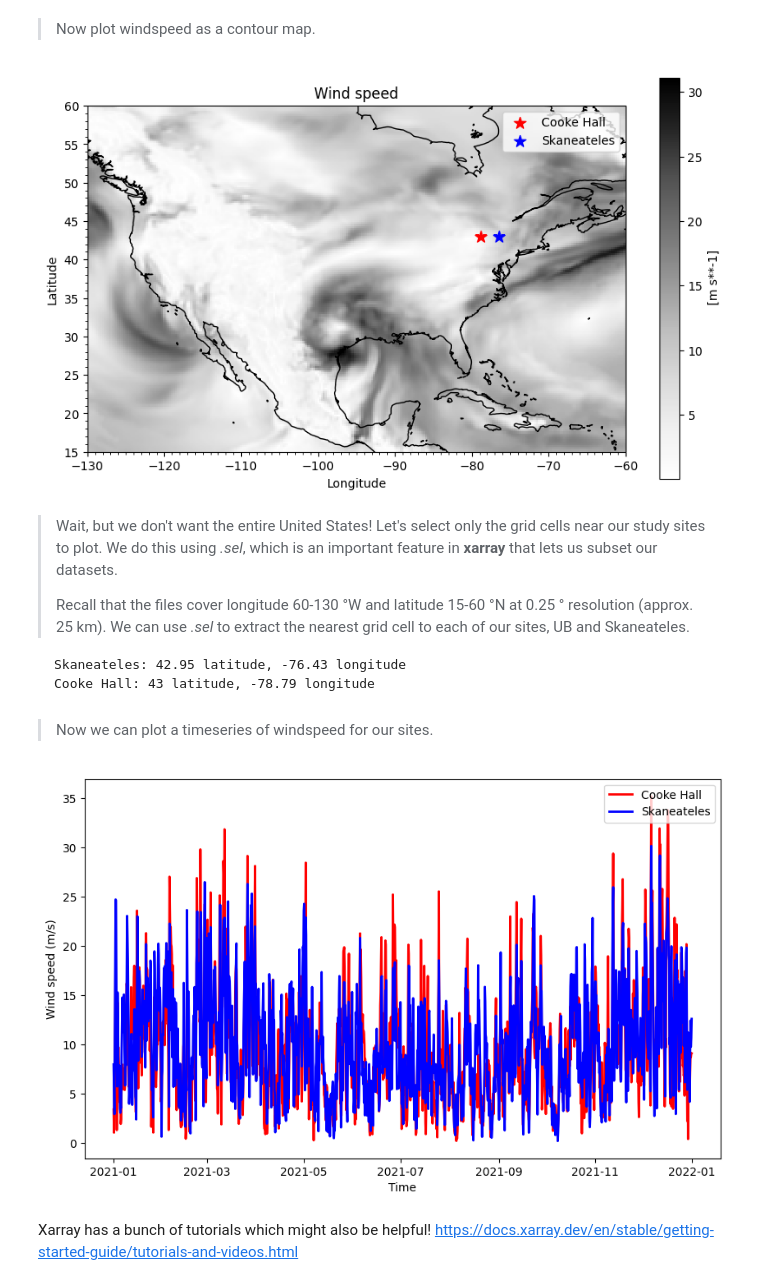
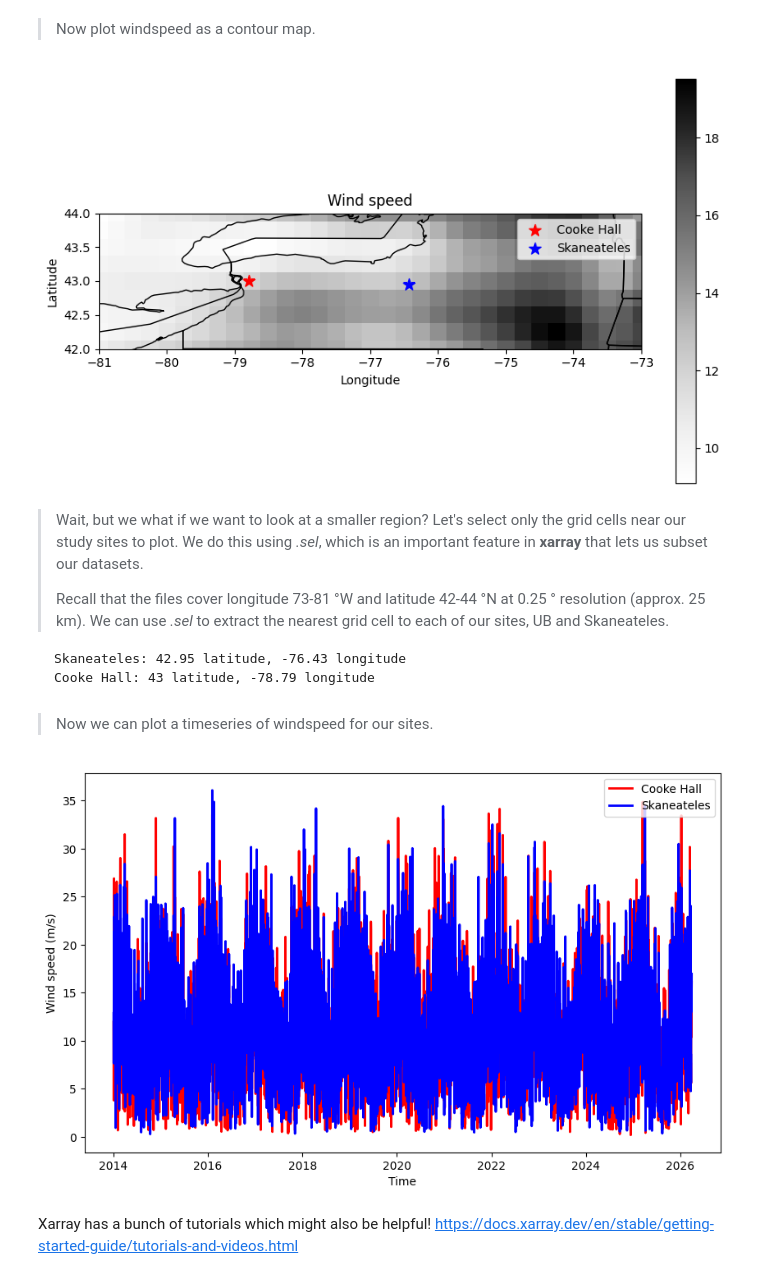
Before and after one commit to UBPaleoclimateDynamics/learning-to-work-with-netcdfs, a Jupyter notebook: process-era5-netcdfs.ipynb, the cells around one changed output. Cells and saved outputs as stored; diff of their text form; code cells hidden in the pictures.

````diff
--- a/process-era5-netcdfs.ipynb
+++ b/process-era5-netcdfs.ipynb
@@ -65,7 +37,7 @@ ERA5_NorAm_vcomp_875mb_2021.nc
 ```
 # %%
 # Read in a netCDF file
-ds = xr.open_dataset(dir + '/ERA5_NorAm_vcomp_875mb_2021.nc')
+ds = xr.open_dataset('../Downloads/datasets/ERA5_NY_850mb_vcomponent_2014-2026.nc') # Path to where you file lives
 
 # Look at what the file looks like
 ds
@@ -124,26 +104,31 @@ Attributes:
 # %% [markdown]
 > Now let's make a plot. We'll plot up the V component of wind for one time slice (remember we're dealing with multiple dimensions, so we'll just plot one time across all lats and lons here!).
 # %%
-v_comp = ds['v'].isel(time = 0) # We'll grab the first time slice (Python is zero-based, so starts at 0)
-# If you change the 'time' value, you can look at another timestep in the dataset!
+# Grab just the first time step (Python is zero-based, so the first time step is 0)
+data_array = ds.sel(pressure_level = 850) # Only one pressure level, just grab that one
+data_array = data_array['v'].isel(valid_time = 0)
 
 # Set up the figure
 plt.figure(figsize=(10, 6))
 ax = plt.axes(projection=ccrs.PlateCarree()) # This sets the projection of
 
 # Plot the data
-v_comp.plot(ax=ax, transform=ccrs.PlateCarree(), cmap='viridis')
+data_array.plot(ax=ax, transform=ccrs.PlateCarree(), cmap='Blues')
 
 # Add map features
 ax.coastlines() # This plots the coastlines as black lines
+ax.add_feature(cfeature.BORDERS, linestyle='-', zorder=2) # Add borders
+ax.add_feature(cfeature.STATES) # Add states
 ax.set_xlim(v_comp['longitude'].min(), v_comp['longitude'].max())
 ax.set_ylim(v_comp['latitude'].min(), v_comp['latitude'].max())
 ax.set_xticks(np.arange(v_comp['longitude'].min(), v_comp['longitude'].max()), 20)
 ax.set_yticks(np.arange(v_comp['latitude'].min(), v_comp['latitude'].max()), 20)
 ax.set_xlabel('Longitude')
 ax.set_ylabel('Latitude')
-ax.set_title('V component of wind')
+ax.set_title('Wind speed')
 
-# Show the plot
+# Save the figure
+plt.savefig('../Downloads/datasets/vcomp_map.png', dpi = 300)
+
 plt.show()
 # %% [output]
@@ -156,45 +141,51 @@ windspeed = np.sqrt(u_comp*u_comp + v_comp*v_comp)
 ```
 # %%
 # Read in a netCDF file
-ds2 = xr.open_dataset(dir + '/ERA5_NorAm_ucomp_875mb_2021.nc')
+ds2 = xr.open_dataset('../Downloads/datasets/ERA5_NY_850mb_ucomponent_2014-2026.nc')
 
+# Calculate windspeed
 windspeed = np.sqrt(ds2.u**2 + ds.v**2)
 # %% [markdown]
 > Now plot windspeed as a contour map.
 # %%
-values = windspeed.isel(time = 0) # We'll grab the first time slice (Python is zero-based, so starts at 0)
+values = windspeed.isel(valid_time = 0) # We'll grab the first time slice (Python is zero-based, so starts at 0)
 # If you change the 'time' value, you can look at another timestep in the dataset!
 
 # Set up the figure
 plt.figure(figsize=(10, 6))
 ax = plt.axes(projection=ccrs.PlateCarree()) # This sets the projection of
 
 # Plot the data
 values.plot(ax=ax, transform=ccrs.PlateCarree(), cmap='Greys')
 
 ax.scatter(-78.79, 43, color='red', marker='*', s=100, transform=ccrs.PlateCarree(), label = "Cooke Hall")
 ax.scatter(-76.43, 42.95, color = 'blue', marker = '*', s = 100, transform=ccrs.PlateCarree(), label = "Skaneateles")
 ax.legend(loc='upper right')
 
 # Add map features
 ax.coastlines() # This plots the coastlines as black lines
+ax.add_feature(cfeature.BORDERS, linestyle='-', zorder=2)
+ax.add_feature(cfeature.STATES)
 ax.set_xlim(v_comp['longitude'].min(), v_comp['longitude'].max())
 ax.set_ylim(v_comp['latitude'].min(), v_comp['latitude'].max())
 ax.set_xticks(np.arange(v_comp['longitude'].min(), v_comp['longitude'].max()), 20)
 ax.set_yticks(np.arange(v_comp['latitude'].min(), v_comp['latitude'].max()), 20)
 ax.set_xlabel('Longitude')
 ax.set_ylabel('Latitude')
 ax.set_title('Wind speed')
 
+# Save the figure
+plt.savefig('../Downloads/datasets/windspeed-map.png', dpi = 300)
+
 # Show the plot
 plt.show()
 # %% [output]
-[figure, old version]
+[figure, new version]
 # %% [markdown]
-> Wait, but we don't want the entire United States! Let's select only the grid cells near our study sites to plot.
+> Wait, but we what if we want to look at a smaller region? Let's select only the grid cells near our study sites to plot.
 > We do this using *.sel*, which is an important feature in **xarray** that lets us subset our datasets. <br>
 >
-> Recall that the files cover longitude 60-130 °W and latitude 15-60 °N at 0.25 ° resolution (approx. 25 km). We can use *.sel* to extract the nearest grid cell to each of our sites, UB and Skaneateles.
+> Recall that the files cover longitude 73-81 °W and latitude 42-44 °N  at 0.25 ° resolution (approx. 25 km). We can use *.sel* to extract the nearest grid cell to each of our sites, UB and Skaneateles.
 
 ```
 Skaneateles: 42.95 latitude, -76.43 longitude
@@ -210,8 +201,8 @@ cooke = windspeed.sel(latitude = 43, longitude = -78.79, method = 'nearest')
 plt.figure(figsize=(10, 6))
 
 # Plot the data
-plt.plot(cooke.time, cooke, color = 'red', linewidth = 2, label = "Cooke Hall")
-plt.plot(skan.time, skan, color = 'blue', linewidth = 2, label = "Skaneateles")
+plt.plot(cooke.valid_time, cooke, color = 'red', linewidth = 2, label = "Cooke Hall")
+plt.plot(skan.valid_time, skan, color = 'blue', linewidth = 2, label = "Skaneateles")
 
 plt.legend(loc='upper right')
 
@@ -221,6 +212,6 @@ plt.ylabel('Wind speed (m/s)')
 # Show the plot
 plt.show()
 # %% [output]
-[figure, old version]
+[figure, new version]
 # %% [markdown]
 Xarray has a bunch of tutorials which might also be helpful! https://docs.xarray.dev/en/stable/getting-started-guide/tutorials-and-videos.html
````
Also changed, not shown: parts of 11 cells of this notebook.
